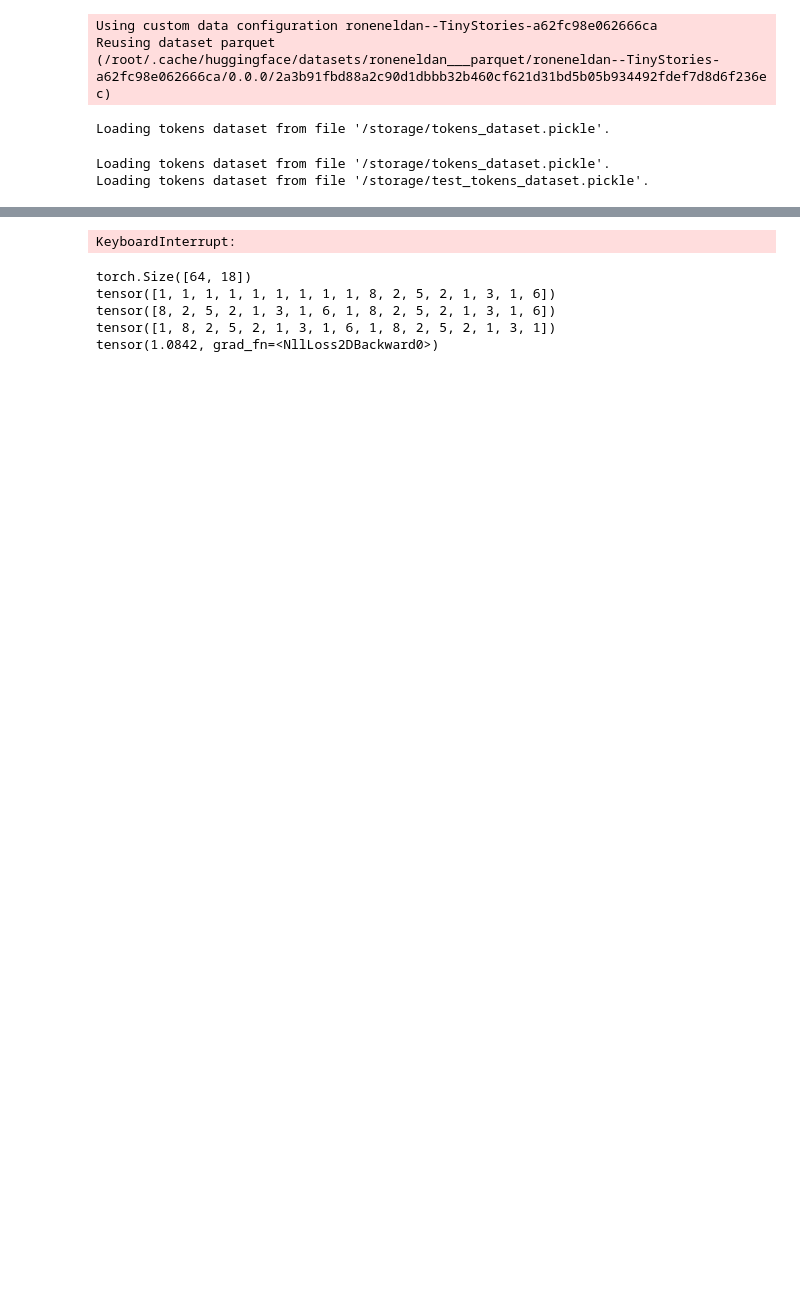
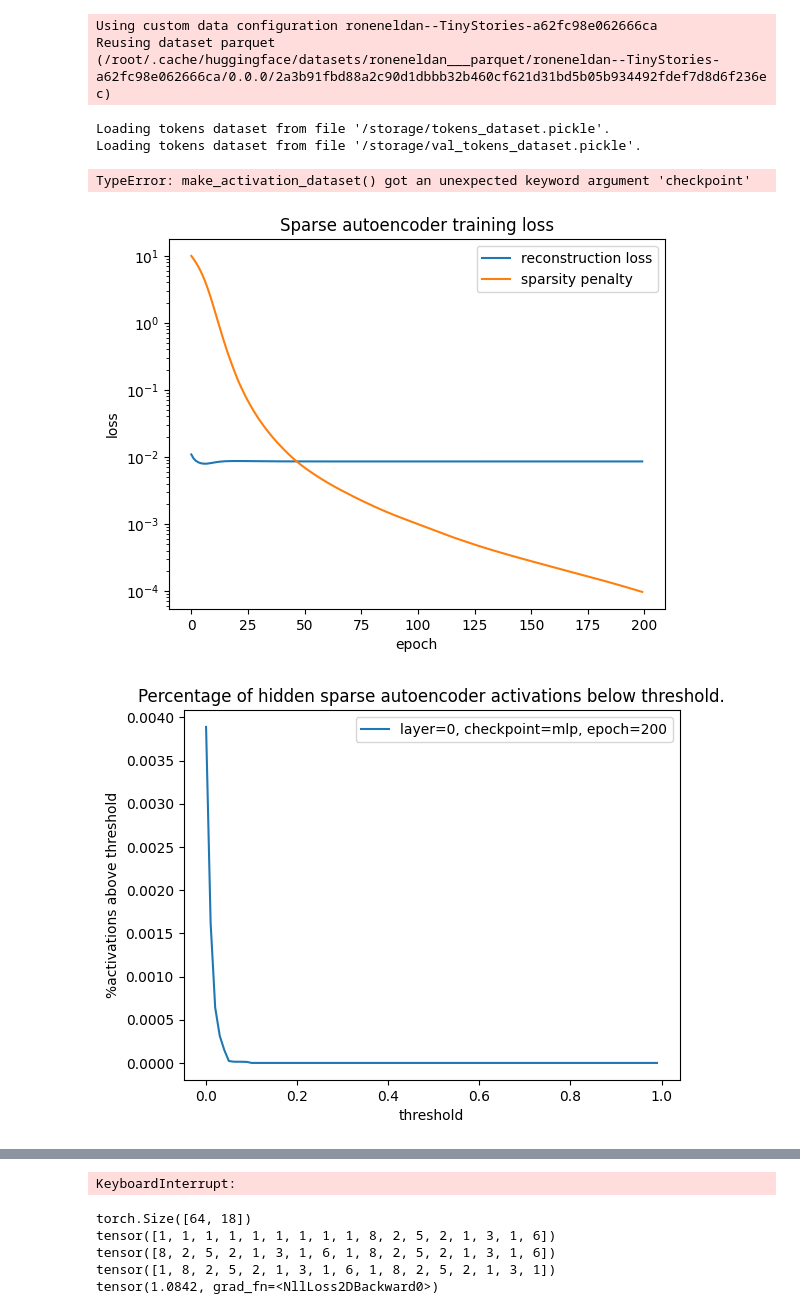
Before and after one commit to astOwOlfo/SparseAutoEncodersReplication, a Jupyter notebook: sparse_autoencoder.ipynb, the cells around one changed output, grey strips where cells are left out. Saved outputs shown, nothing was run; the diff lists cells and outputs as text; code cells hidden in the pictures; blank space fills up the shorter version.

```diff
--- a/sparse_autoencoder.ipynb
+++ b/sparse_autoencoder.ipynb
@@ -332,6 +331,6 @@ class Transformer(Module):
         return ours
         """
 # %%
-model = Transformer.from_pretrained("roneneldan/TinyStories-8M").to(device)
+model = Transformer.from_pretrained("roneneldan/TinyStories-1M", test=False).to(device)
 model.eval()
 # %% [output]
@@ -469,20 +470,41 @@ test_dataset  = val_test_dataset["test"]
 # %% [output]
 Using custom data configuration roneneldan--TinyStories-a62fc98e062666ca
 Reusing dataset parquet (/root/.cache/huggingface/datasets/roneneldan___parquet/roneneldan--TinyStories-a62fc98e062666ca/0.0.0/2a3b91fbd88a2c90d1dbbb32b460cf621d31bd5b05b934492fdef7d8d6f236ec)
-# %%
-tokens_dataset = make_tokens_dataset(train_dataset, model.tokenizer, ncontext=250, save_to="/storage/tokens_dataset.pickle")
-# %% [output]
-Loading tokens dataset from file '/storage/tokens_dataset.pickle'.
 # %%
-tokens_dataset = make_tokens_dataset(train_dataset, model.tokenizer, ncontext=250, save_to="/storage/tokens_dataset.pickle")
-tokens_dataset = Subset(tokens_dataset, range(100_000))
+tokens_dataset = make_tokens_dataset(train_dataset, model.tokenizer, ncontext=250, save_to="/storage/tokens_dataset.pickle") # "/home/paperspace/tokens_dataset.pickle")
+tokens_dataset = Subset(tokens_dataset, range(100_000)) # not enough ram :( and waiting for access to a machine with a big disk
 tokens_dataloader = DataLoader(tokens_dataset, batch_size=64, shuffle=True)
 
-val_tokens_dataset = make_tokens_dataset(val_dataset, model.tokenizer, ncontext=250, save_to="/storage/test_tokens_dataset.pickle")
+val_tokens_dataset = make_tokens_dataset(val_dataset, model.tokenizer, ncontext=250, save_to="/storage/val_tokens_dataset.pickle")# "/home/paperspace/val_tokens_dataset.pickle")
 val_tokens_dataloader = DataLoader(val_tokens_dataset, batch_size=64)
 
-activations_dataset = make_activation_dataset(model, tokens_dataloader, layers=[0], checkpoints=["mlp"]) # , save_to="/storage/activations_dataset.pickle")
-activations_dataloader = DataLoader(activations_dataset, batch_size=64, collate_fn=activations_collate_fn)
+activations_dataset = make_activation_dataset(model, tokens_dataloader, layers=[0], checkpoints=["mlp"], on_disk=False)# on_disk=True, storage_root_directory="/home/paperspace/activations/")
+activations_dataloader = DataLoader(activations_dataset, batch_size=4096, collate_fn=activations_collate_fn)
+
+val_activations_dataset = make_activation_dataset(model, val_tokens_dataloader, layers=[0], checkpoints=["mlp"], on_disk=False)
+activations_dataloader = DataLoader(activations_dataset, batch_size=4096, collate_fn=activations_collate_fn)
 # %% [output]
 Loading tokens dataset from file '/storage/tokens_dataset.pickle'.
-Loading tokens dataset from file '/storage/test_tokens_dataset.pickle'.
+Loading tokens dataset from file '/storage/val_tokens_dataset.pickle'.
+TypeError: make_activation_dataset() got an unexpected keyword argument 'checkpoint'
+# %%
+class SparseAutoencoder(Module):
+    def __init__(self, d, dhidden, activation_function=ReLU()):
+        super().__init__()
+        self.pre_bias = Parameter(zeros(d))
+        self.up = Linear(d, dhidden)
+        self.activation_function = activation_function
+        self.down = Linear(dhidden, d)
+
+    def forward(self, x):
+        hidden = self.up(x - self.pre_bias)
+        hidden = self.activation_function(hidden)
+        output = self.down(hidden)
+        return output, hidden
+
+class L1Penalty(Module):
+    def __init__(self):
+        super().__init__()
+
+    def forward(self, x):
+        return x.norm(dim=-1, p=1).mean()
@@ -488,0 +576,24 @@ Loading tokens dataset from file '/storage/test_tokens_dataset.pickle'.
+# %%
+for sparsity_penalty_weight in [1.0, 0.5, 0.1, 0.05, 0.01, 0.005, 0.001, 0.0005, 0.0001]:
+    sparse_autoencoder = SparseAutoencoder(model.cfg.dmodel, 4*model.cfg.dmodel).to(device)
+    train_sparse_autoencoder(sparse_autoencoder, activations_dataloader, layer=0, checkpoint="mlp", epochs=200, sparsity_penalty_weight=sparsity_penalty_weight)
+
+    thresholds = [x.item() for x in torch.arange(0, 1, 0.01)]
+    densities = [0 for _ in thresholds]
+    total_acts = 0
+    for activations in tqdm(val_activations_dataset):
+        _, hidden = sparse_autoencoder(activations[0].mlp.to(device))
+        for i, threshold in enumerate(thresholds):
+            densities[i] += (hidden > threshold).sum().item()
+        total_acts += hidden.numel()
+    densities = [d / total_acts * 100 for d in densities]
+
+    plt.title("Percentage of hidden sparse autoencoder activations below threshold.")
+    plt.xlabel("threshold")
+    plt.ylabel("%activations above threshold")
+    plt.plot(thresholds, densities, label="layer=0, checkpoint=mlp, epoch=200")
+    plt.legend()
+    plt.show()
+# %% [output]
+[figure, added]
+[figure, added]
```
Also changed, not shown: parts of 12 cells of this notebook.
